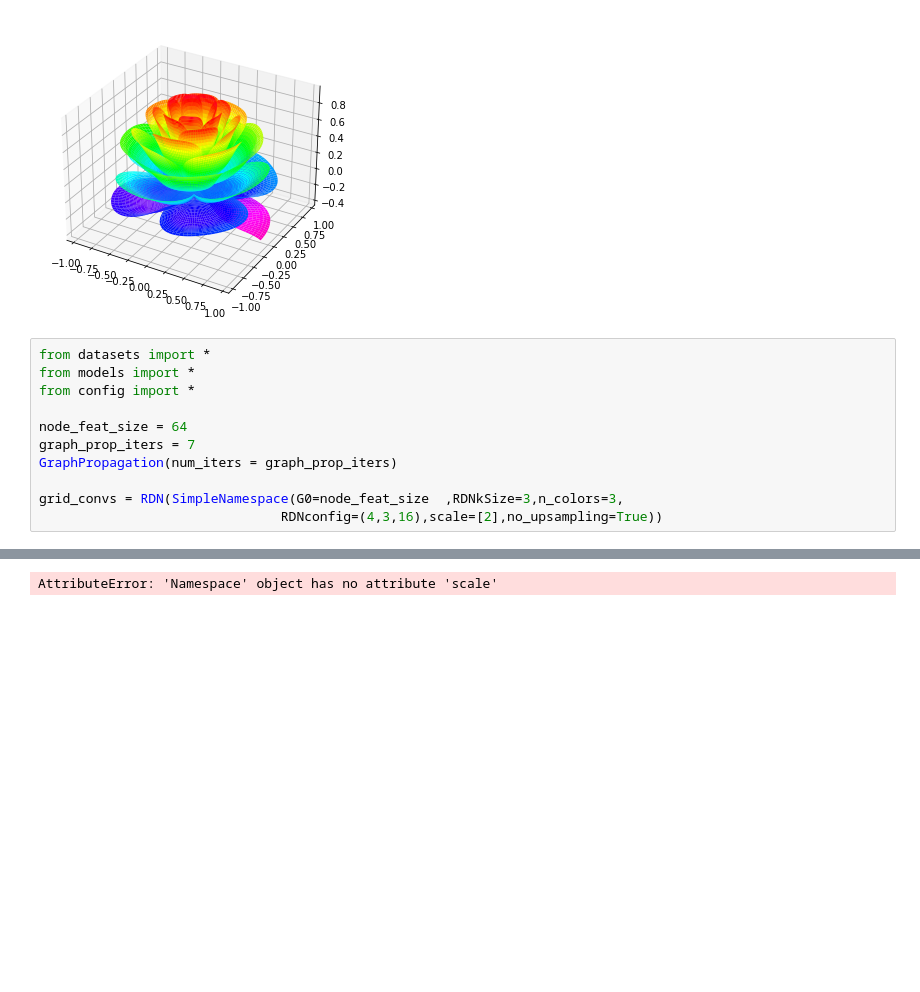
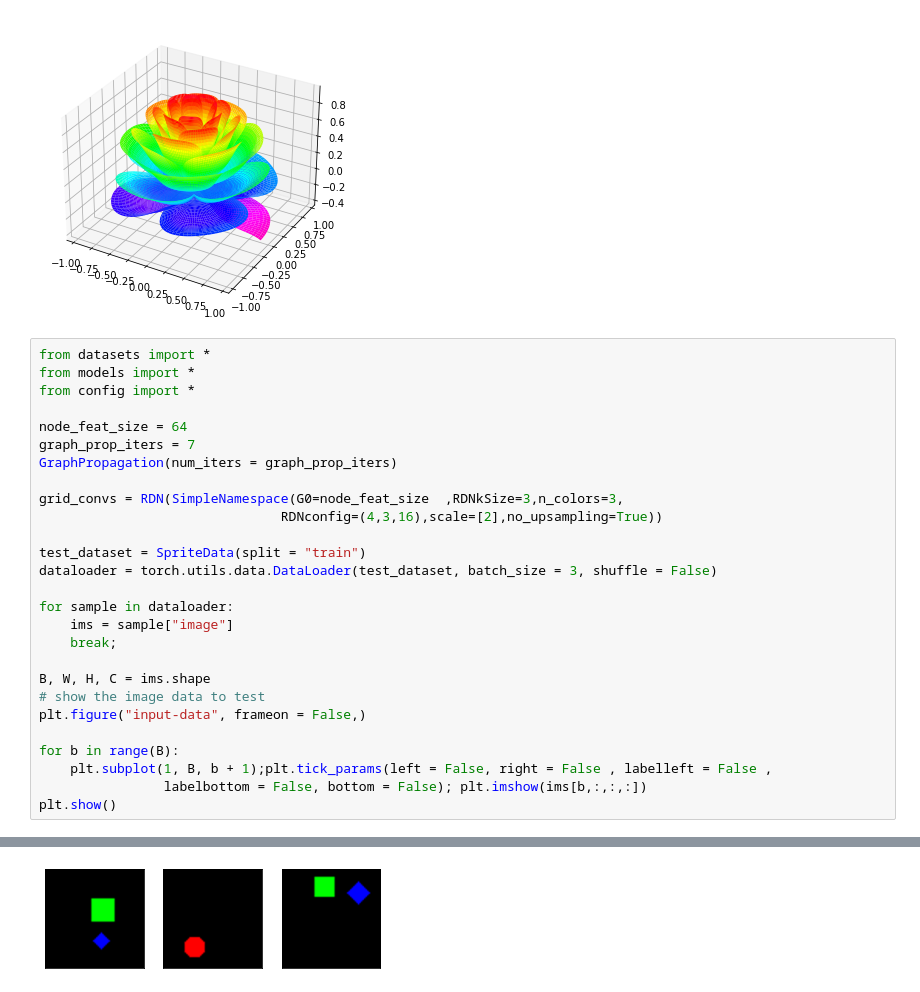
Before and after one commit to ZongjingLi/SceneGraphLearner, a Jupyter notebook: blastfield.ipynb, the cells around one changed output, grey strips where cells are left out. Cells and saved outputs as stored; diff of their text form; blank space fills up the shorter version.

```diff
--- a/blastfield.ipynb
+++ b/blastfield.ipynb
@@ -80,4 +80,20 @@ GraphPropagation(num_iters = graph_prop_iters)
 
 grid_convs = RDN(SimpleNamespace(G0=node_feat_size  ,RDNkSize=3,n_colors=3,
                                RDNconfig=(4,3,16),scale=[2],no_upsampling=True))
+
+test_dataset = SpriteData(split = "train")
+dataloader = torch.utils.data.DataLoader(test_dataset, batch_size = 3, shuffle = False)
+
+for sample in dataloader:
+    ims = sample["image"]
+    break;
+
+B, W, H, C = ims.shape
+# show the image data to test
+plt.figure("input-data", frameon = False,)
+
+for b in range(B):
+    plt.subplot(1, B, b + 1);plt.tick_params(left = False, right = False , labelleft = False ,
+                labelbottom = False, bottom = False); plt.imshow(ims[b,:,:,:])
+plt.show()
 # %% [output]
@@ -89 +100 @@ pybullet build time: Oct 24 2022 03:35:20
-AttributeError: 'Namespace' object has no attribute 'scale'
+[figure, added]
```
Also changed, not shown: parts of 1 cell of this notebook.
